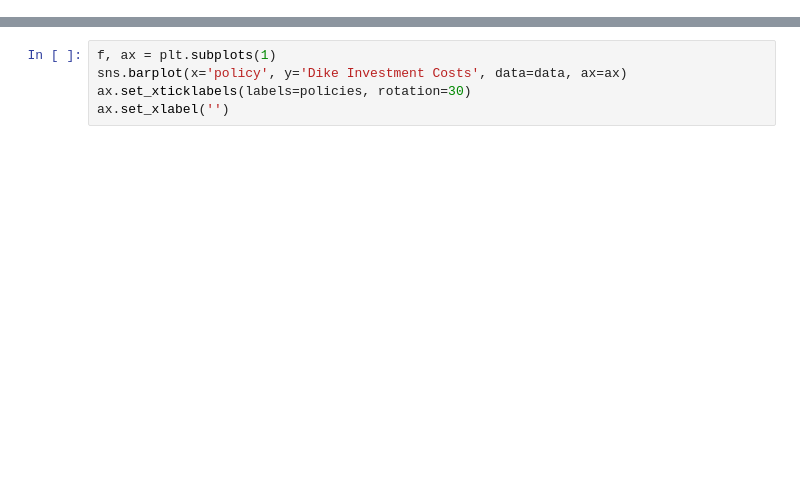
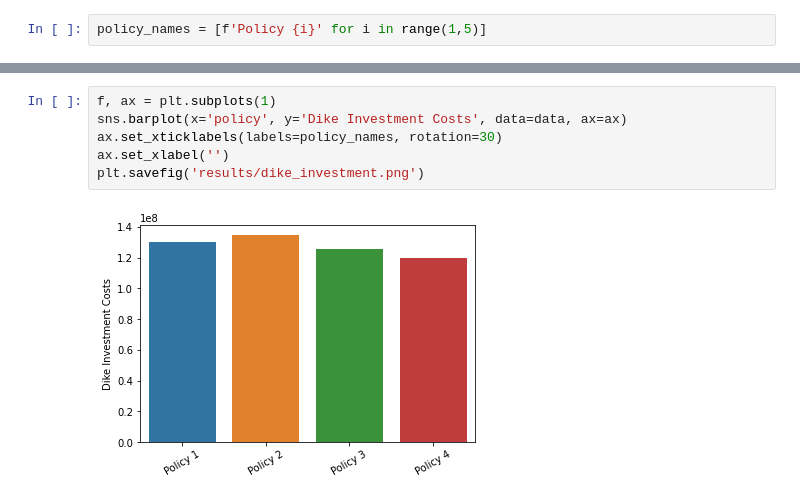
Before and after one commit to willygpv/EPA1361, a Jupyter notebook: final assignment/dike_model/Plot_Policies.ipynb, the cells around one changed output, grey strips where cells are left out. Saved outputs shown, nothing was run; the diff lists cells and outputs as text; blank space fills up the shorter version.

Commit message:
Lots of figures and some notebook changes

```diff
--- a/final assignment/dike_model/Plot_Policies.ipynb
+++ b/final assignment/dike_model/Plot_Policies.ipynb
@@ -11,0 +6,2 @@ data
+# %%
+policy_names = [f'Policy {i}' for i in range(1,5)]
@@ -17,5 +26,8 @@ for column in data.columns[1:-1]:
 # %%
 f, ax = plt.subplots(1)
 sns.barplot(x='policy', y='Dike Investment Costs', data=data, ax=ax)
-ax.set_xticklabels(labels=policies, rotation=30)
+ax.set_xticklabels(labels=policy_names, rotation=30)
 ax.set_xlabel('')
+plt.savefig('results/dike_investment.png')
+# %% [output]
+[figure, added]
```
Also changed, not shown: parts of 10 cells of this notebook, 12 other files.
